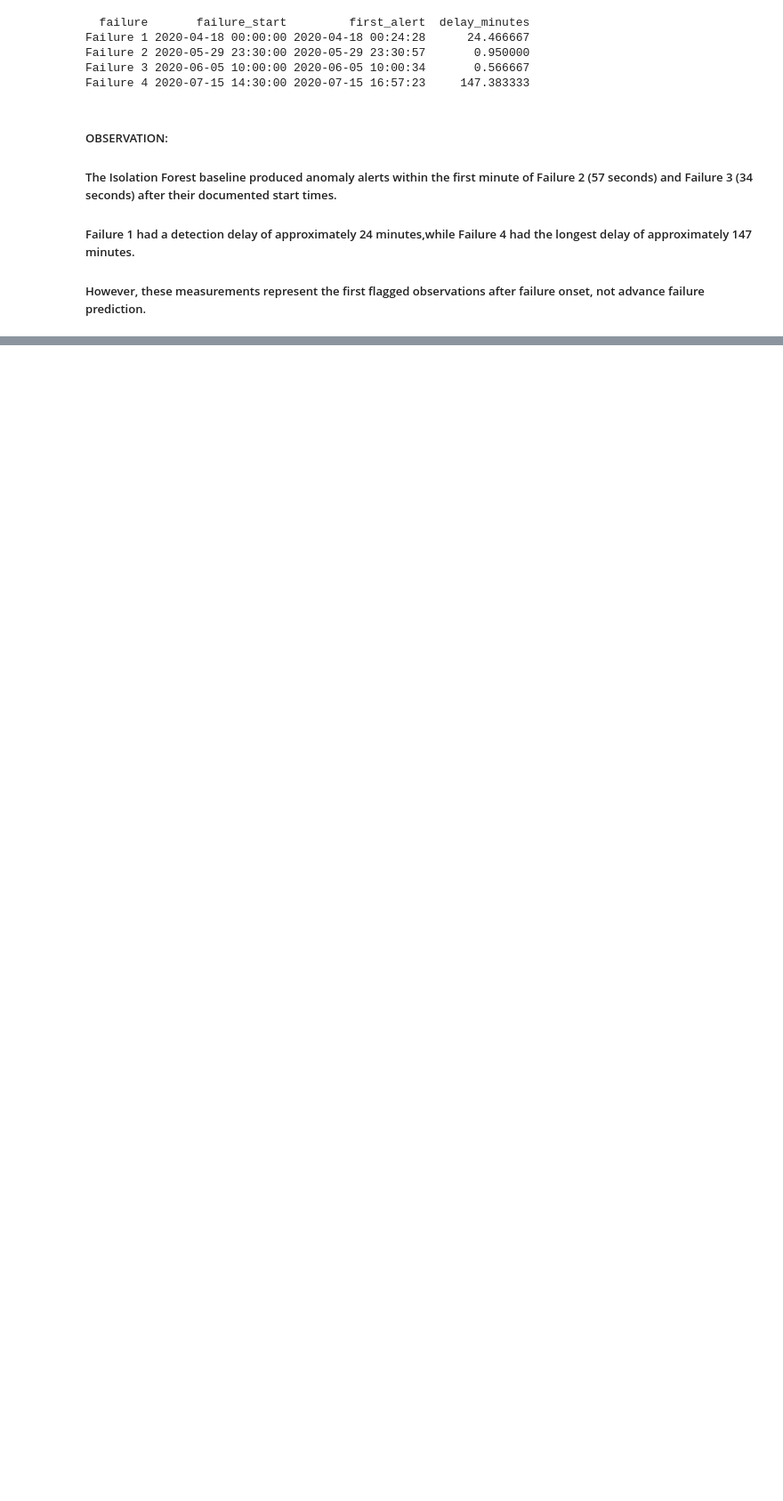
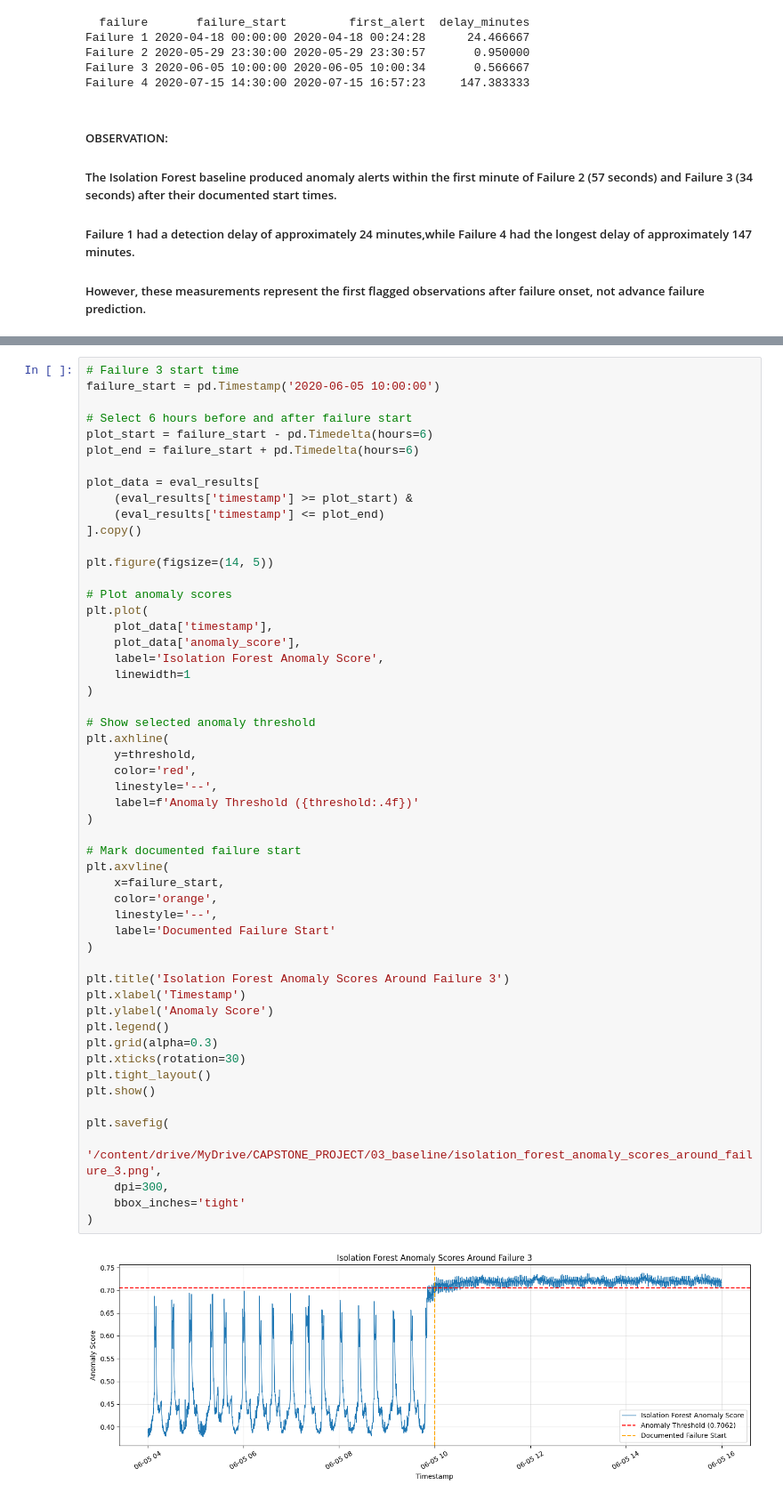
Before and after one commit to shashikawka/268452H-CS5998-Capstone-Project, a Jupyter notebook: 03_Isolation_Forest_Baseline.ipynb, the cells around one changed output, grey strips where cells are left out. Shown at 89% size. Drawn from its saved outputs; the diff is of its cells as text; blank space fills up the shorter version.

Commit message:
Baseline_Model : Failure analysis, pre-failure alert timing, recording gap validation, and saved model results

```diff
--- a/03_Isolation_Forest_Baseline.ipynb
+++ b/03_Isolation_Forest_Baseline.ipynb
@@ -433,0 +540,55 @@ Failure 4 2020-07-15 14:30:00 2020-07-15 16:57:23     147.383333
+# %%
+# Failure 3 start time
+failure_start = pd.Timestamp('2020-06-05 10:00:00')
+
+# Select 6 hours before and after failure start
+plot_start = failure_start - pd.Timedelta(hours=6)
+plot_end = failure_start + pd.Timedelta(hours=6)
+
+plot_data = eval_results[
+    (eval_results['timestamp'] >= plot_start) &
+    (eval_results['timestamp'] <= plot_end)
+].copy()
+
+plt.figure(figsize=(14, 5))
+
+# Plot anomaly scores
+plt.plot(
+    plot_data['timestamp'],
+    plot_data['anomaly_score'],
+    label='Isolation Forest Anomaly Score',
+    linewidth=1
+)
+
+# Show selected anomaly threshold
+plt.axhline(
+    y=threshold,
+    color='red',
+    linestyle='--',
+    label=f'Anomaly Threshold ({threshold:.4f})'
+)
+
+# Mark documented failure start
+plt.axvline(
+    x=failure_start,
+    color='orange',
+    linestyle='--',
+    label='Documented Failure Start'
+)
+
+plt.title('Isolation Forest Anomaly Scores Around Failure 3')
+plt.xlabel('Timestamp')
+plt.ylabel('Anomaly Score')
+plt.legend()
+plt.grid(alpha=0.3)
+plt.xticks(rotation=30)
+plt.tight_layout()
+plt.show()
+
+plt.savefig(
+    '/content/drive/MyDrive/CAPSTONE_PROJECT/03_baseline/isolation_forest_anomaly_scores_around_failure_3.png',
+    dpi=300,
+    bbox_inches='tight'
+)
+# %% [output]
+[figure, added]
```
Also changed, not shown: parts of 17 cells of this notebook.
